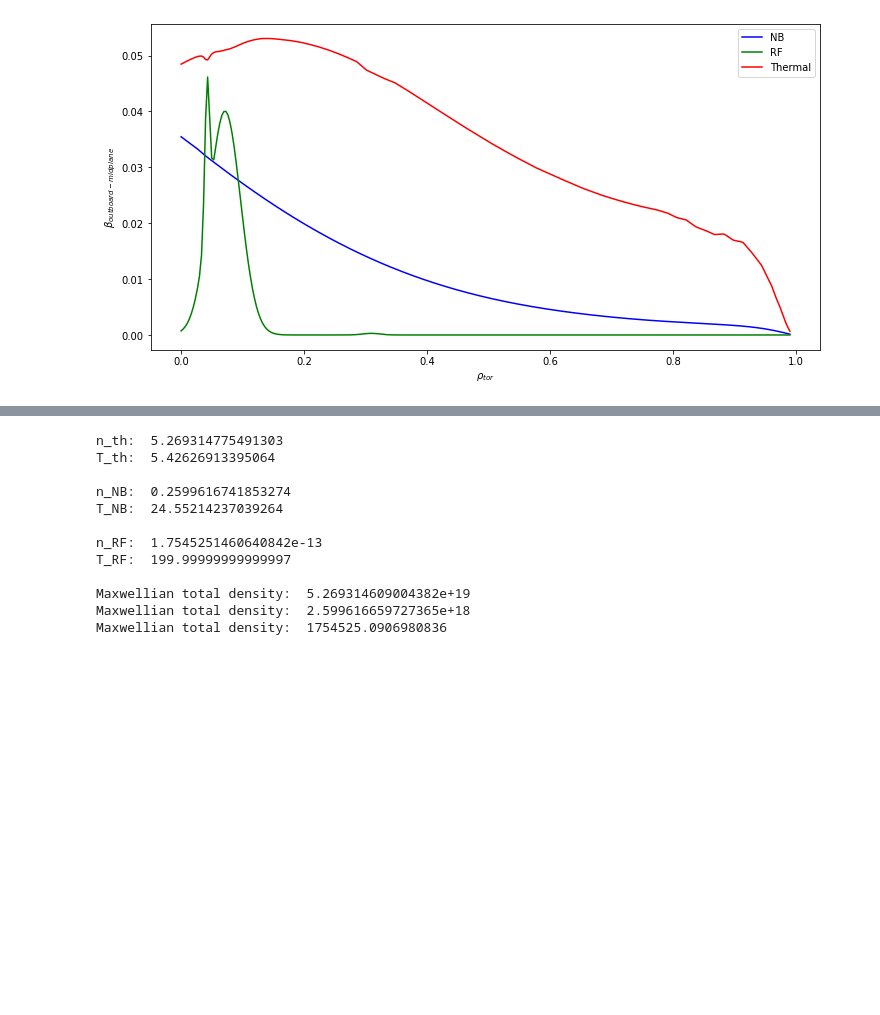
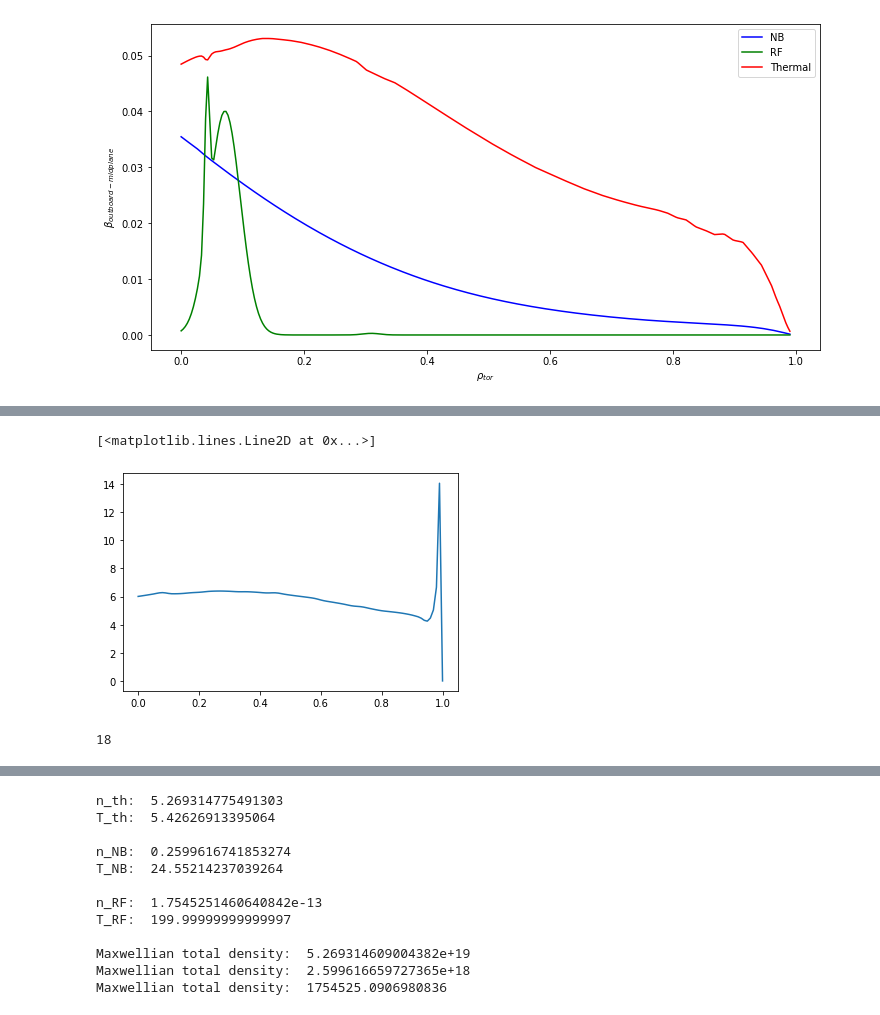
Before and after one commit to vandelij/genray_cql3d_plots, a Jupyter notebook: shots/147634/scan_beam_and_RF/beam_5_RF_testing/make_distrobution.ipynb, the cells around one changed output, grey strips where cells are left out. Drawn from its saved outputs; the diff is of its cells as text; code cells hidden in the pictures; blank space fills up the shorter version.

```diff
--- a/shots/147634/scan_beam_and_RF/beam_5_RF_testing/make_distrobution.ipynb
+++ b/shots/147634/scan_beam_and_RF/beam_5_RF_testing/make_distrobution.ipynb
@@ -1454,3 +1483,9 @@ Text(0.5, 0, '$\\rho_{tor}$')
+# %%
+yash_TNB = yashmat[:, 6]
+plt.plot(yash_rho, yash_TNB)
+# %% [output]
+[<matplotlib.lines.Line2D at 0x...>]
+[figure, added]
 # %%
 # write to txt file in format
 
@@ -1468,28 +1503,30 @@ titles_original = ['Rho(norml. sqrt. toroid. flux)',
              'Equil.Pressure(kPa)',
              'Zeff',
              'Tor Rot(kHz)',
-             'Tor Rot(10^5 m/s)']
-
-titles_jacob = ['Rho(norml. sqrt. toroid. flux)',
-             'q',
-             'Beam Ion Density(10^13 cm^-3)',
+             'Tor Rot(10^5 m/s)',
              'RF Ion Density(10^13 cm^-3)',
-             'Ion Density(10^13 cm^-3)',
-             'Elec Density(10^13 cm^-3)',
-             'Beam Ion Effective Temp(keV)',
              'RF Ion Effective Temp(keV)',
-             'Ion Temp(keV)',
-             'Electron Temp(keV)',
-             ]
+             'RF Pressure(kPa)']
+print(len(titles_original))
 savemat = np.zeros((rho_fine.shape[0], len(titles_original)))
 
 savemat[:, 0] = rho_fine  # Rho
 savemat[:, 1] = qprof_tor  # q
-savemat[:, 3] = nNB_tosave_metric*(1/100)**3/1e13  # Beam Ion Density convert to 10^13 cm^-3
-savemat[:, 4] = np.round(nRF_tosave_metric*(1/100)**3/1e13, 12)  # RF Ion Density convert to 10^13 cm^-3 and round to 12 decimal points
-savemat[:, 5] = nth_tosave_metric*(1/100)**3/1e13  # Ion Density convert to 10^13 cm^-3
-savemat[:, 6] = (nth_tosave_metric + nNB_tosave_metric)*(1/100)**3/1e13 + np.round(nRF_tosave_metric*(1/100)**3/1e13, 12) # Elec Density convert to 10^13 cm^-3
-savemat[:, 7] =  TNB_tosave_kev #Beam Ion Effective Temp
-savemat[:, 8] = TRF_tosave_kev #RF Ion Effective Temp
-savemat[:, 9] = Tth_tosave_kev#'Ion Temp(keV)',
-savemat[:, 10] = Te_tosave_kev #'Electron Temp(keV)',
+savemat[:, 2] = nNB_tosave_metric*(1/100)**3/1e13  # Beam Ion Density convert to 10^13 cm^-3
+savemat[:, 3] = nth_tosave_metric*(1/100)**3/1e13  # Ion Density convert to 10^13 cm^-3
+savemat[:, 4] = (nth_tosave_metric + nNB_tosave_metric)*(1/100)**3/1e13 + np.round(nRF_tosave_metric*(1/100)**3/1e13, 12) # Elec Density convert to 10^13 cm^-3
+savemat[:, 5] = 0*nth_tosave_metric  # Impurity Density convert to 10^13 cm^-3
+savemat[:, 6] =  TNB_tosave_kev #Beam Ion Effective Temp
+savemat[:, 7] = Tth_tosave_kev#'Ion Temp(keV)',
+savemat[:, 8] = Te_tosave_kev #'Electron Temp(keV)',
+savemat[:, 9] = nNB_tosave_metric*TNB_tosave_kev*presfac # Beam Pressure
+savemat[:, 10] = nth_tosave_metric*Tth_tosave_kev*presfac # Thermal Pressure(kPa)
+savemat[:, 11] = eql_pressure # 'Equil.Pressure(kPa)'
+savemat[:, 12] = eql_pressure/eql_pressure #Zeff = 1
+savemat[:, 13] = eql_pressure*0 #Tor Rot(kHz)
+savemat[:, 14] = eql_pressure*0 #Tor Rot(10^5 m/s)
+savemat[:, 15] = np.round(nRF_tosave_metric*(1/100)**3/1e13, 12)  # RF Ion Density convert to 10^13 cm^-3 and round to 12 decimal points
+savemat[:, 16] = TRF_tosave_kev #RF Ion Effective Temp
+savemat[:, 17] = nRF_tosave_metric*TRF_tosave_kev*presfac #RF Pressure
+# %% [output]
+18
```
Also changed, not shown: parts of 4 cells of this notebook, 2 other files.
